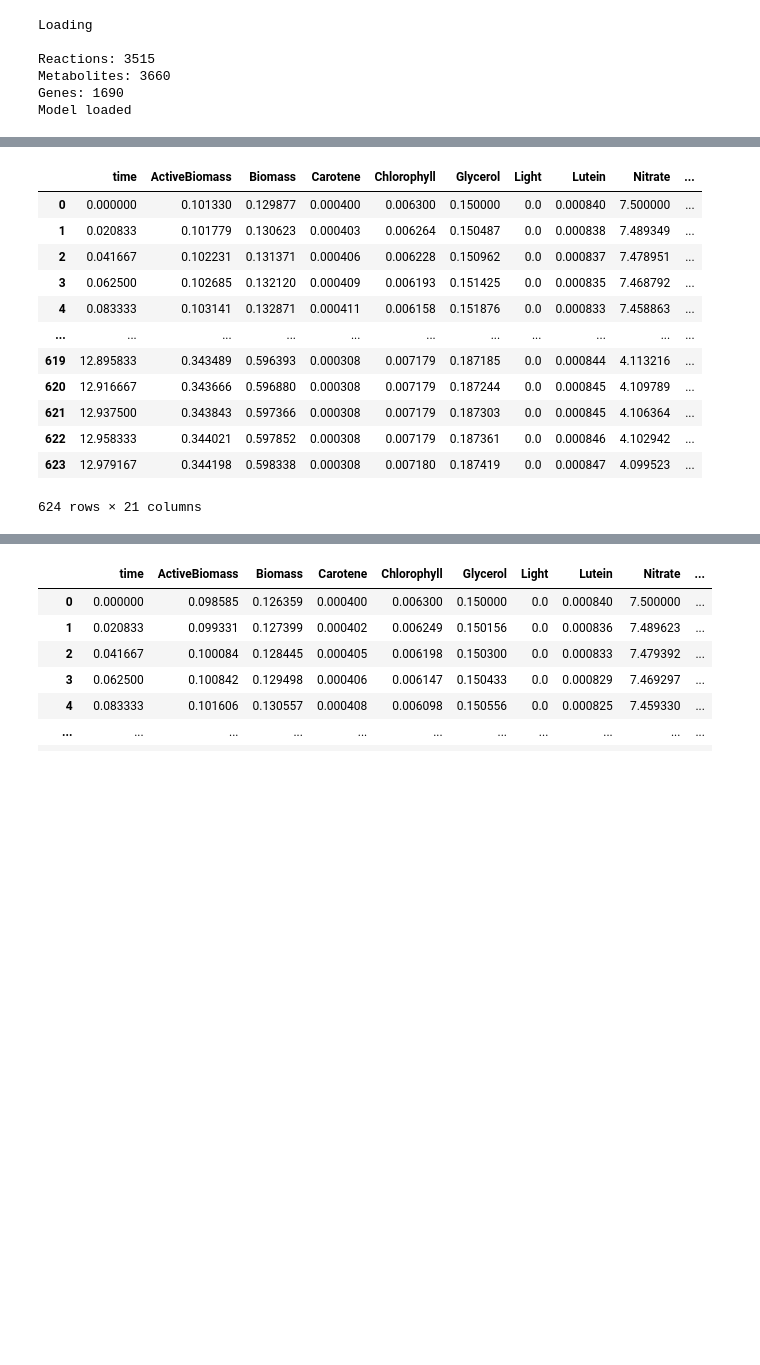
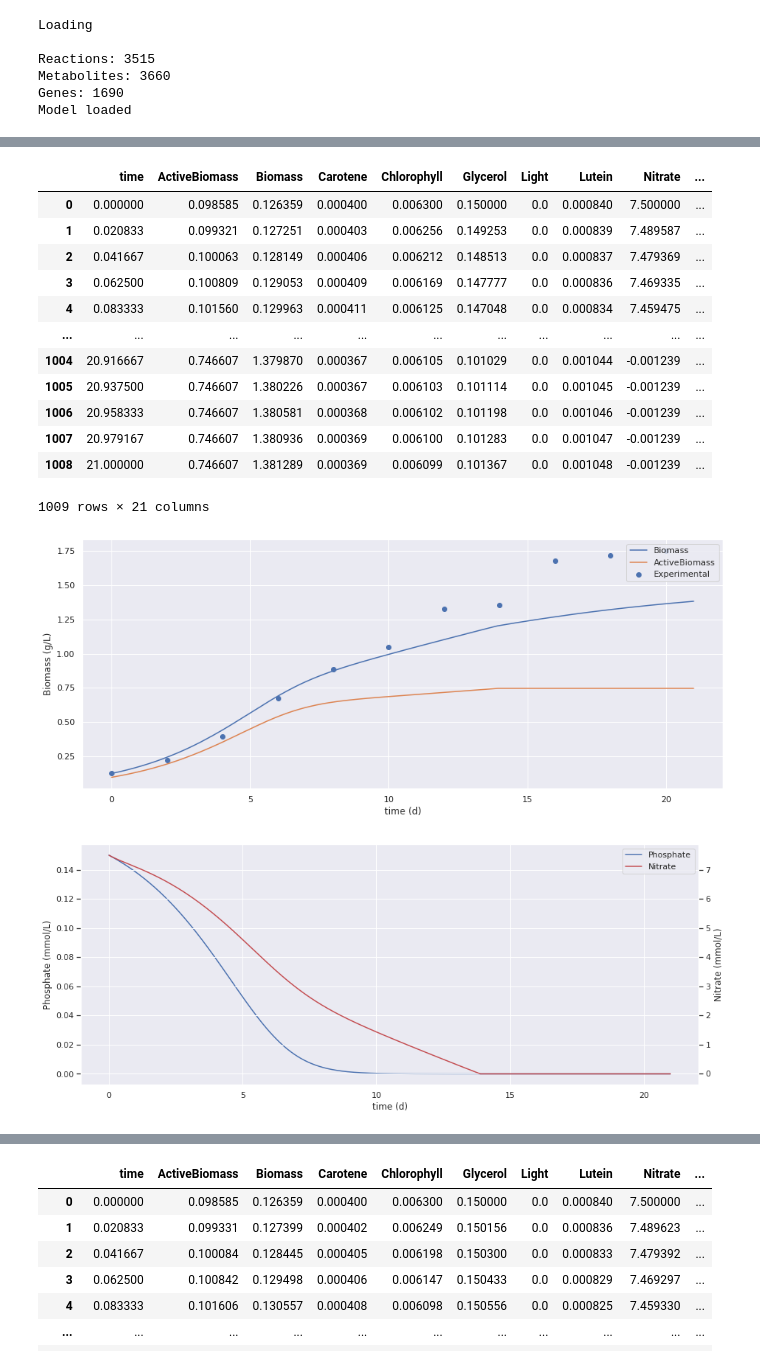
Before and after one commit to ecunha1996/GSMMutils, a Jupyter notebook: examples/test_dynamicfba.ipynb, the cells around one changed output, grey strips where cells are left out. Saved outputs shown, nothing was run; the diff lists cells and outputs as text; code cells hidden in the pictures; blank space fills up the shorter version.

```diff
--- a/examples/test_dynamicfba.ipynb
+++ b/examples/test_dynamicfba.ipynb
@@ -65,16 +73,19 @@ Model loaded
 # %%
-create_dfba_model("1", initial_parameters, False)[0]
+initial_parameters = json.load(open(f"{DATA_PATH}/dfba/inputs/initial_parameters.json", "r"))
+create_dfba_model("3", initial_parameters, True)[0]
 # %% [output]
 |  | time | ActiveBiomass | Biomass | Carotene | Chlorophyll | Glycerol | Light | Lutein | Nitrate | ... |
-| 0 | 0.000000 | 0.101330 | 0.129877 | 0.000400 | 0.006300 | 0.150000 | 0.0 | 0.000840 | 7.500000 | ... |
-| 1 | 0.020833 | 0.101779 | 0.130623 | 0.000403 | 0.006264 | 0.150487 | 0.0 | 0.000838 | 7.489349 | ... |
-| 2 | 0.041667 | 0.102231 | 0.131371 | 0.000406 | 0.006228 | 0.150962 | 0.0 | 0.000837 | 7.478951 | ... |
-| 3 | 0.062500 | 0.102685 | 0.132120 | 0.000409 | 0.006193 | 0.151425 | 0.0 | 0.000835 | 7.468792 | ... |
-| 4 | 0.083333 | 0.103141 | 0.132871 | 0.000411 | 0.006158 | 0.151876 | 0.0 | 0.000833 | 7.458863 | ... |
+| 0 | 0.000000 | 0.098585 | 0.126359 | 0.000400 | 0.006300 | 0.150000 | 0.0 | 0.000840 | 7.500000 | ... |
+| 1 | 0.020833 | 0.099321 | 0.127251 | 0.000403 | 0.006256 | 0.149253 | 0.0 | 0.000839 | 7.489587 | ... |
+| 2 | 0.041667 | 0.100063 | 0.128149 | 0.000406 | 0.006212 | 0.148513 | 0.0 | 0.000837 | 7.479369 | ... |
+| 3 | 0.062500 | 0.100809 | 0.129053 | 0.000409 | 0.006169 | 0.147777 | 0.0 | 0.000836 | 7.469335 | ... |
+| 4 | 0.083333 | 0.101560 | 0.129963 | 0.000411 | 0.006125 | 0.147048 | 0.0 | 0.000834 | 7.459475 | ... |
 | ... | ... | ... | ... | ... | ... | ... | ... | ... | ... | ... |
-| 619 | 12.895833 | 0.343489 | 0.596393 | 0.000308 | 0.007179 | 0.187185 | 0.0 | 0.000844 | 4.113216 | ... |
-| 620 | 12.916667 | 0.343666 | 0.596880 | 0.000308 | 0.007179 | 0.187244 | 0.0 | 0.000845 | 4.109789 | ... |
-| 621 | 12.937500 | 0.343843 | 0.597366 | 0.000308 | 0.007179 | 0.187303 | 0.0 | 0.000845 | 4.106364 | ... |
-| 622 | 12.958333 | 0.344021 | 0.597852 | 0.000308 | 0.007179 | 0.187361 | 0.0 | 0.000846 | 4.102942 | ... |
-| 623 | 12.979167 | 0.344198 | 0.598338 | 0.000308 | 0.007180 | 0.187419 | 0.0 | 0.000847 | 4.099523 | ... |
+| 1004 | 20.916667 | 0.746607 | 1.379870 | 0.000367 | 0.006105 | 0.101029 | 0.0 | 0.001044 | -0.001239 | ... |
+| 1005 | 20.937500 | 0.746607 | 1.380226 | 0.000367 | 0.006103 | 0.101114 | 0.0 | 0.001045 | -0.001239 | ... |
+| 1006 | 20.958333 | 0.746607 | 1.380581 | 0.000368 | 0.006102 | 0.101198 | 0.0 | 0.001046 | -0.001239 | ... |
+| 1007 | 20.979167 | 0.746607 | 1.380936 | 0.000369 | 0.006100 | 0.101283 | 0.0 | 0.001047 | -0.001239 | ... |
+| 1008 | 21.000000 | 0.746607 | 1.381289 | 0.000369 | 0.006099 | 0.101367 | 0.0 | 0.001048 | -0.001239 | ... |
-624 rows × 21 columns
+1009 rows × 21 columns
+[figure, added]
+[figure, added]
```
Also changed, not shown: parts of 6 cells of this notebook, 12 other files.
